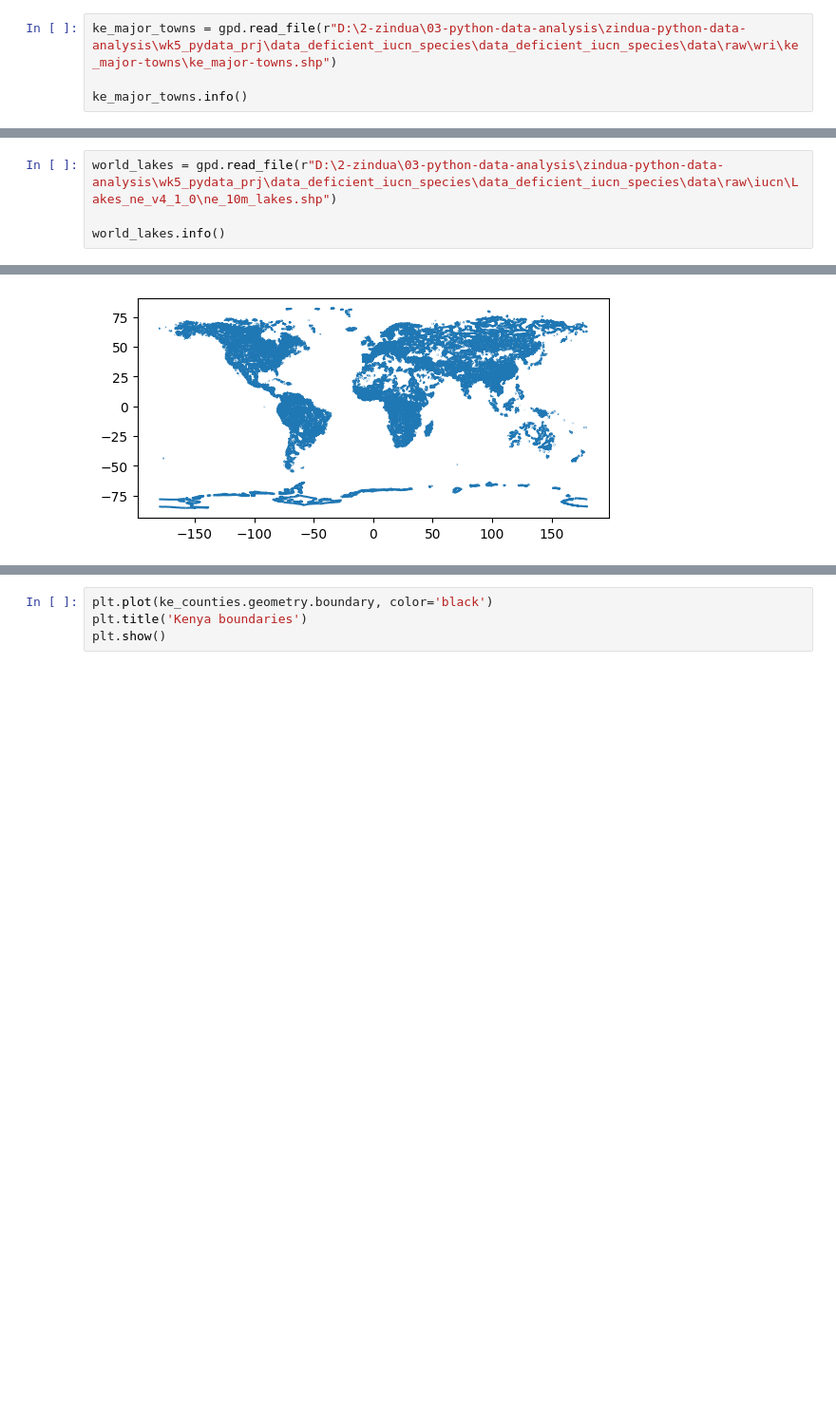
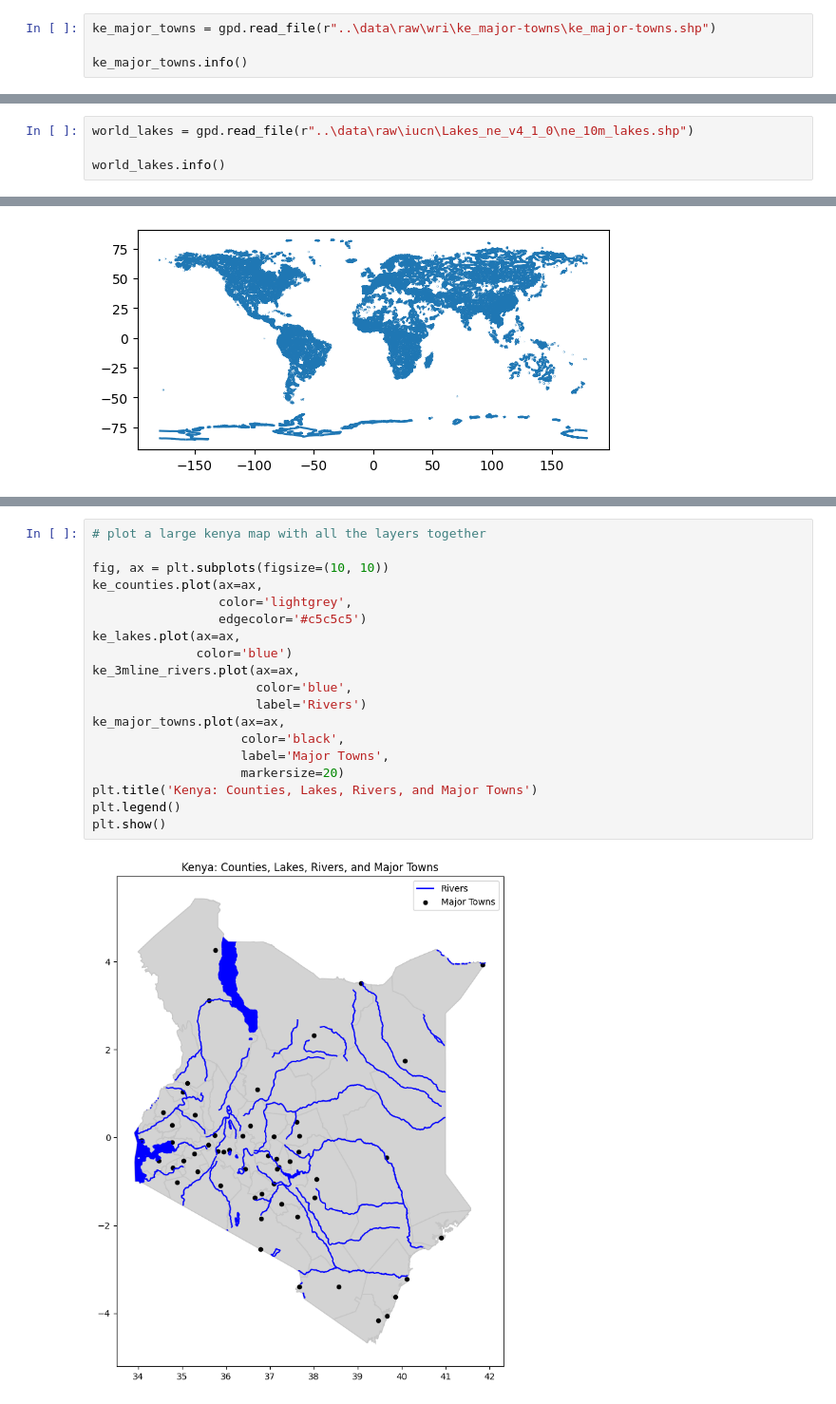
Before and after one commit to AzadiGathui/data_deficient_iucn_species, a Jupyter notebook: notebooks/kenya_eda.ipynb, the cells around one changed output, grey strips where cells are left out. Shown at 95% size. Cells and saved outputs as stored; diff of their text form; blank space fills up the shorter version.

```diff
--- a/notebooks/kenya_eda.ipynb
+++ b/notebooks/kenya_eda.ipynb
@@ -74,7 +76,7 @@ ke_counties.plot()
 # %% [markdown]
 ## Major towns
 # %%
-ke_major_towns = gpd.read_file(r"D:\2-zindua\03-python-data-analysis\zindua-python-data-analysis\wk5_pydata_prj\data_deficient_iucn_species\data_deficient_iucn_species\data\raw\wri\ke_major-towns\ke_major-towns.shp")
+ke_major_towns = gpd.read_file(r"..\data\raw\wri\ke_major-towns\ke_major-towns.shp")
 
 ke_major_towns.info()
 # %% [output]
@@ -178,7 +137,7 @@ plt.show()
 # %% [markdown]
 ## Lakes
 # %%
-world_lakes = gpd.read_file(r"D:\2-zindua\03-python-data-analysis\zindua-python-data-analysis\wk5_pydata_prj\data_deficient_iucn_species\data_deficient_iucn_species\data\raw\iucn\Lakes_ne_v4_1_0\ne_10m_lakes.shp")
+world_lakes = gpd.read_file(r"..\data\raw\iucn\Lakes_ne_v4_1_0\ne_10m_lakes.shp")
 
 world_lakes.info()
 # %% [output]
@@ -290,4 +213,21 @@ plt.show()
 # %%
-plt.plot(ke_counties.geometry.boundary, color='black')
-plt.title('Kenya boundaries')
+# plot a large kenya map with all the layers together
+
+fig, ax = plt.subplots(figsize=(10, 10))
+ke_counties.plot(ax=ax,
+                 color='lightgrey',
+                 edgecolor='#c5c5c5')
+ke_lakes.plot(ax=ax,
+              color='blue')
+ke_3mline_rivers.plot(ax=ax,
+                      color='blue',
+                      label='Rivers')
+ke_major_towns.plot(ax=ax,
+                    color='black',
+                    label='Major Towns',
+                    markersize=20)
+plt.title('Kenya: Counties, Lakes, Rivers, and Major Towns')
+plt.legend()
 plt.show()
+# %% [output]
+[figure, added]
```
Also changed, not shown: parts of 22 cells of this notebook.
